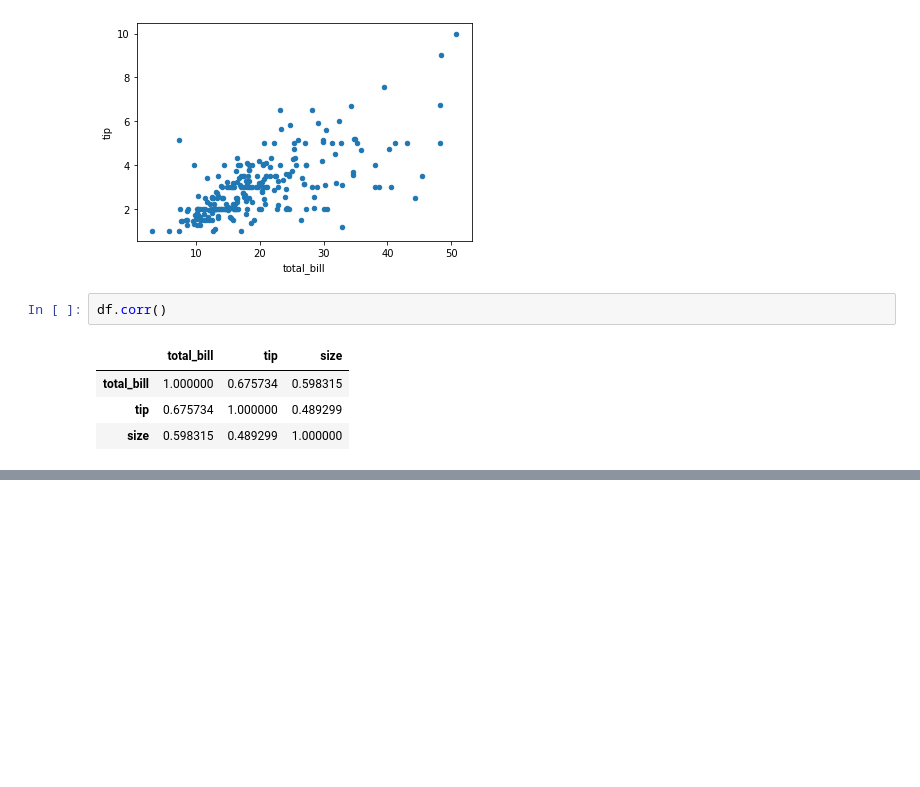
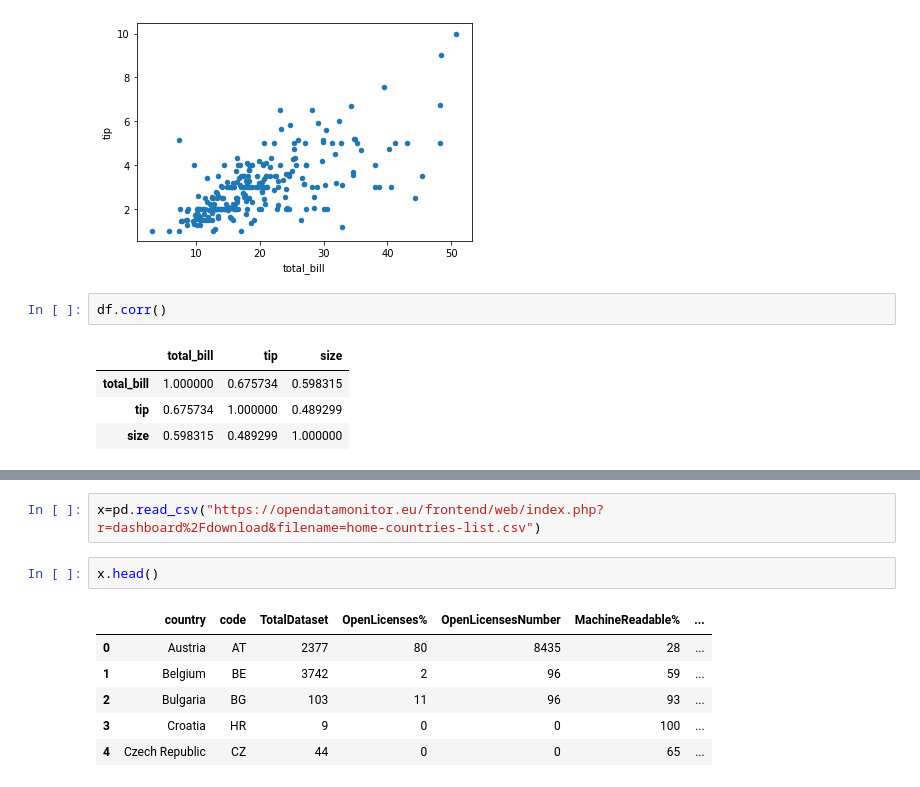
Before and after one commit to PrasannaMummigatti/PythonCodeSample, a Jupyter notebook: practice1.ipynb, the cells around one changed output, grey strips where cells are left out. Cells and saved outputs as stored; diff of their text form; blank space fills up the shorter version.

```diff
--- a/practice1.ipynb
+++ b/practice1.ipynb
@@ -258,0 +327,11 @@ df.corr()
+# %%
+x=pd.read_csv("https://opendatamonitor.eu/frontend/web/index.php?r=dashboard%2Fdownload&filename=home-countries-list.csv")
+# %%
+x.head()
+# %% [output]
+|  | country | code | TotalDataset | OpenLicenses% | OpenLicensesNumber | MachineReadable% | ... |
+| 0 | Austria | AT | 2377 | 80 | 8435 | 28 | ... |
+| 1 | Belgium | BE | 3742 | 2 | 96 | 59 | ... |
+| 2 | Bulgaria | BG | 103 | 11 | 96 | 93 | ... |
+| 3 | Croatia | HR | 9 | 0 | 0 | 100 | ... |
+| 4 | Czech Republic | CZ | 44 | 0 | 0 | 65 | ... |
```
Also changed, not shown: parts of 11 cells of this notebook, 2 other files.
